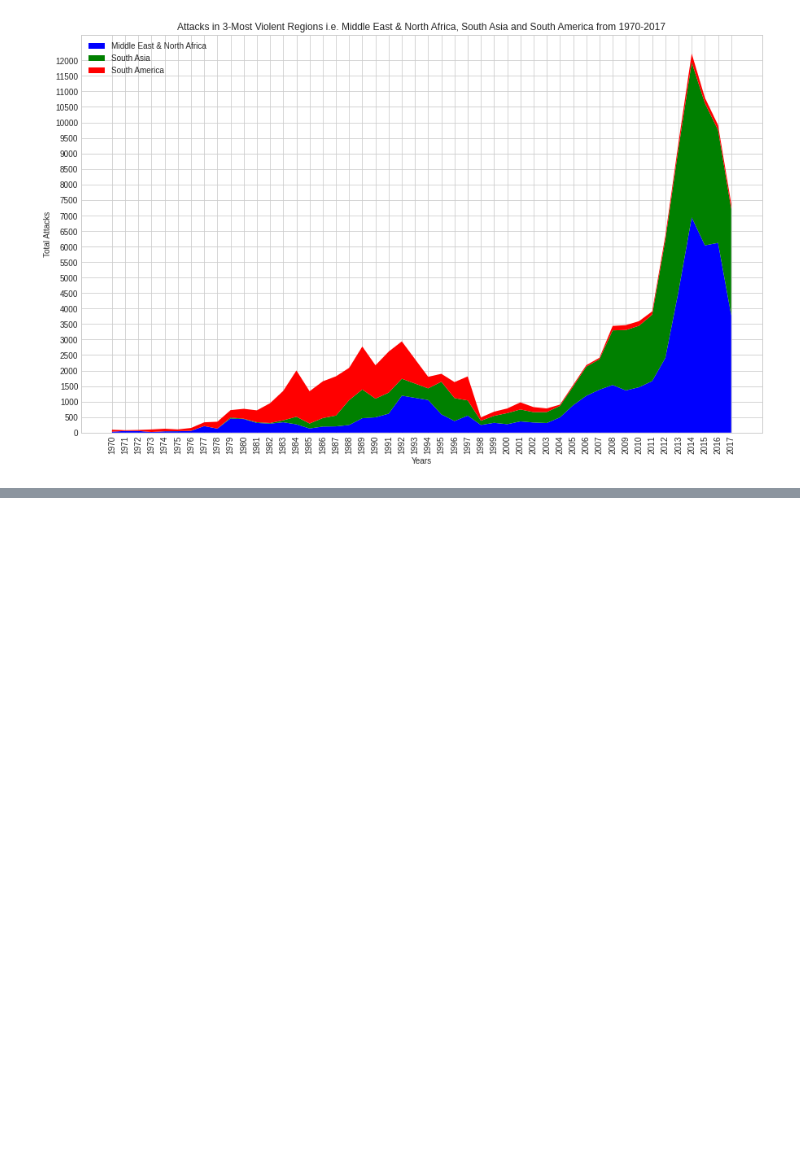
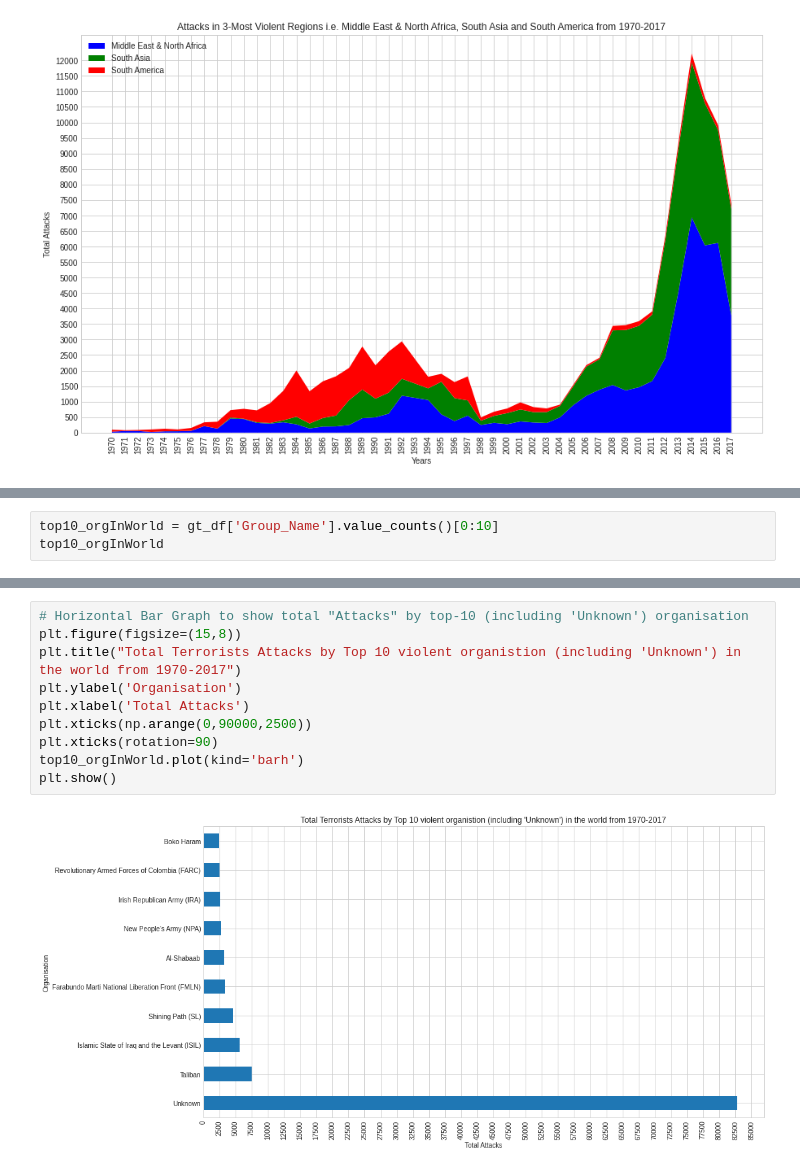
Before and after one commit to chvikas/global-terrorism-analysis, a Jupyter notebook: Global_Terrorism_Analysis_Capstone_Project.ipynb, the cells around one changed output, grey strips where cells are left out. Cells and saved outputs as stored; diff of their text form; blank space fills up the shorter version.

```diff
--- a/Global_Terrorism_Analysis_Capstone_Project.ipynb
+++ b/Global_Terrorism_Analysis_Capstone_Project.ipynb
@@ -428,0 +497,3 @@ plt.show()
+# %%
+top10_orgInWorld = gt_df['Group_Name'].value_counts()[0:10]
+top10_orgInWorld
@@ -428,0 +512,12 @@ plt.show()
+# %%
+# Horizontal Bar Graph to show total "Attacks" by top-10 (including 'Unknown') organisation
+plt.figure(figsize=(15,8))
+plt.title("Total Terrorists Attacks by Top 10 violent organistion (including 'Unknown') in the world from 1970-2017")
+plt.ylabel('Organisation')
+plt.xlabel('Total Attacks')
+plt.xticks(np.arange(0,90000,2500))
+plt.xticks(rotation=90)
+top10_orgInWorld.plot(kind='barh')
+plt.show()
+# %% [output]
+[figure, added]
```
Also changed, not shown: parts of 33 cells of this notebook.
